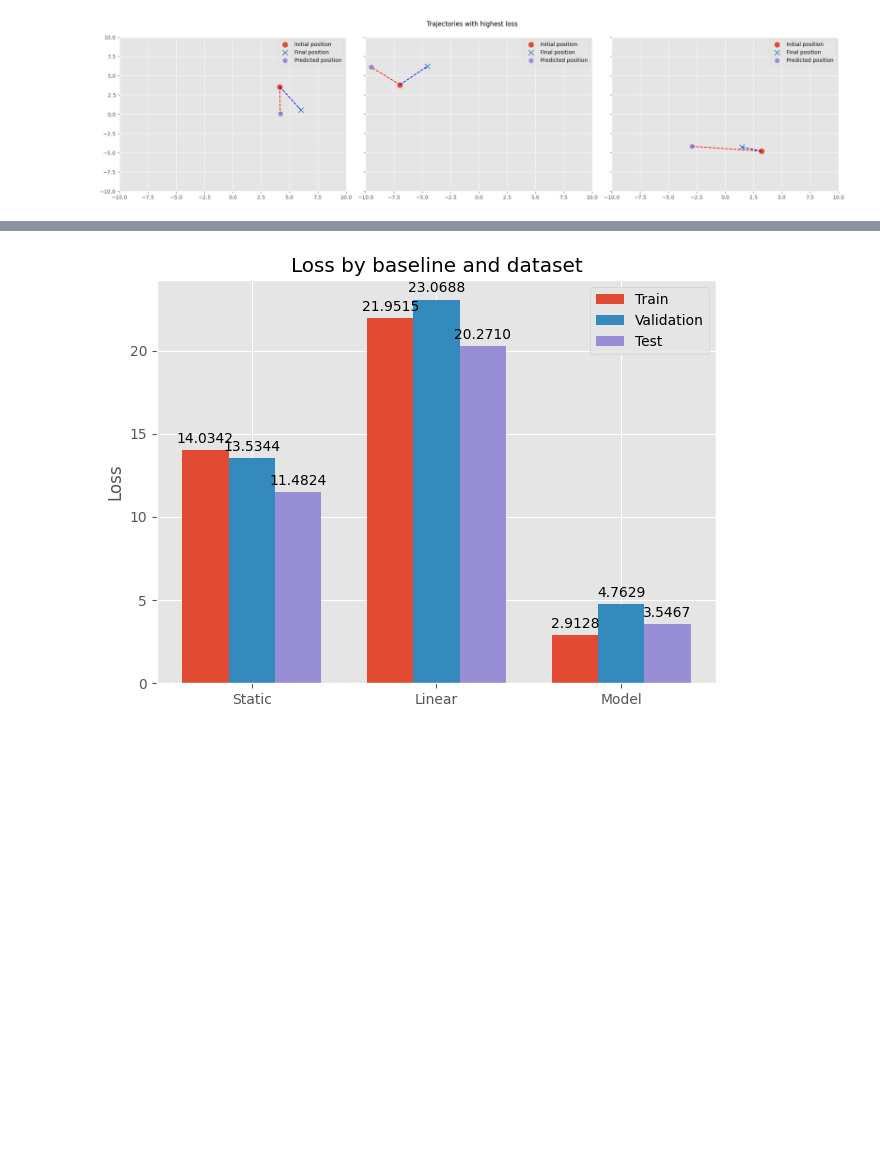
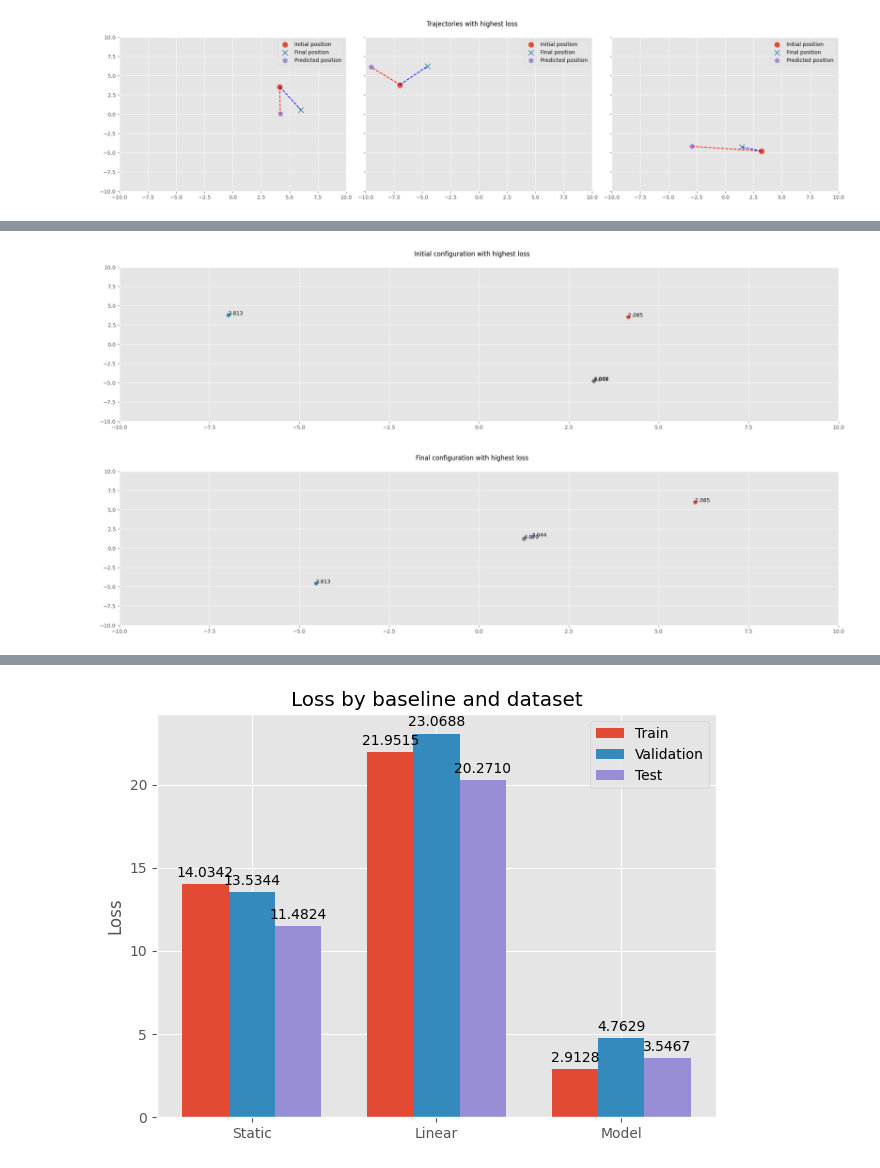
Before and after one commit to lzolyomi/2AMM10-DeepLearning, a Jupyter notebook: Assignment 2/Task1_submitted_code.ipynb, the cells around one changed output, grey strips where cells are left out. Cells and saved outputs as stored; diff of their text form; code cells hidden in the pictures; blank space fills up the shorter version.

```diff
--- a/Assignment 2/Task1_submitted_code.ipynb
+++ b/Assignment 2/Task1_submitted_code.ipynb
@@ -409,0 +560,6 @@ plot_trajectories(highest_loss_indices[-1], title="Trajectories with highest los
+# %%
+plot_singular_initial_configuration(highest_loss_indices[-1], title="Initial configuration with highest loss")
+plot_singular_final_configuration(highest_loss_indices[-1], title="Final configuration with highest loss")
+# %% [output]
+[figure, added]
+[figure, added]
```
Also changed, not shown: parts of 16 cells of this notebook.
